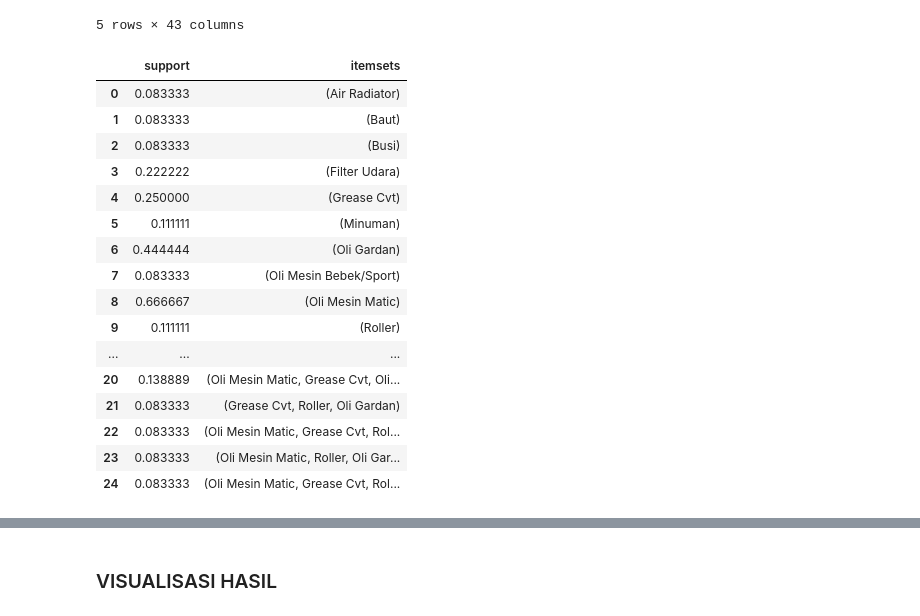
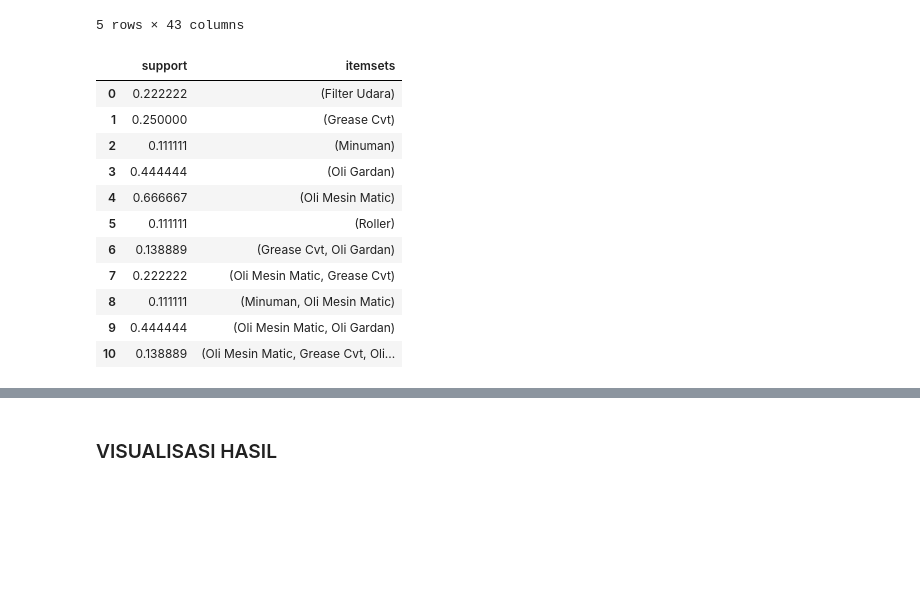
Before and after one commit to DhafinRA/Apriori, a Jupyter notebook: Apriori.ipynb, the cells around one changed output, grey strips where cells are left out. Drawn from its saved outputs; the diff is of its cells as text; code cells hidden in the pictures; blank space fills up the shorter version.

Commit message:
finishing hasil dan pembahasan, tidy up file into folder data

```diff
--- a/Apriori.ipynb
+++ b/Apriori.ipynb
@@ -137,25 +136,25 @@ tf_df.head()
 5 rows × 43 columns
 # %%
 #Memasukkan Algoritma Apriori
-frequent_itemsets = apriori(tf_df, min_support=0.07, use_colnames=True)
+frequent_itemsets = apriori(tf_df, min_support=0.1, use_colnames=True)
 
 frequent_itemsets
+
+# menaruh hasil kedalam folder data
+# folder_name = 'data'
+# file_path = os.path.join(folder_name, 'hasil_apriori_up_3.xlsx')
+# frequent_itemsets.to_excel(file_path, index=False)
 # %% [output]
 |  | support | itemsets |
-| 0 | 0.083333 | (Air Radiator) |
-| 1 | 0.083333 | (Baut) |
-| 2 | 0.083333 | (Busi) |
-| 3 | 0.222222 | (Filter Udara) |
-| 4 | 0.250000 | (Grease Cvt) |
-| 5 | 0.111111 | (Minuman) |
-| 6 | 0.444444 | (Oli Gardan) |
-| 7 | 0.083333 | (Oli Mesin Bebek/Sport) |
-| 8 | 0.666667 | (Oli Mesin Matic) |
-| 9 | 0.111111 | (Roller) |
-| ... | ... | ... |
-| 20 | 0.138889 | (Oli Mesin Matic, Grease Cvt, Oli... |
-| 21 | 0.083333 | (Grease Cvt, Roller, Oli Gardan) |
-| 22 | 0.083333 | (Oli Mesin Matic, Grease Cvt, Rol... |
-| 23 | 0.083333 | (Oli Mesin Matic, Roller, Oli Gar... |
-| 24 | 0.083333 | (Oli Mesin Matic, Grease Cvt, Rol... |
+| 0 | 0.222222 | (Filter Udara) |
+| 1 | 0.250000 | (Grease Cvt) |
+| 2 | 0.111111 | (Minuman) |
+| 3 | 0.444444 | (Oli Gardan) |
+| 4 | 0.666667 | (Oli Mesin Matic) |
+| 5 | 0.111111 | (Roller) |
+| 6 | 0.138889 | (Grease Cvt, Oli Gardan) |
+| 7 | 0.222222 | (Oli Mesin Matic, Grease Cvt) |
+| 8 | 0.111111 | (Minuman, Oli Mesin Matic) |
+| 9 | 0.444444 | (Oli Mesin Matic, Oli Gardan) |
+| 10 | 0.138889 | (Oli Mesin Matic, Grease Cvt, Oli... |
 # %%
```
Also changed, not shown: parts of 5 cells of this notebook, 17 other files.
